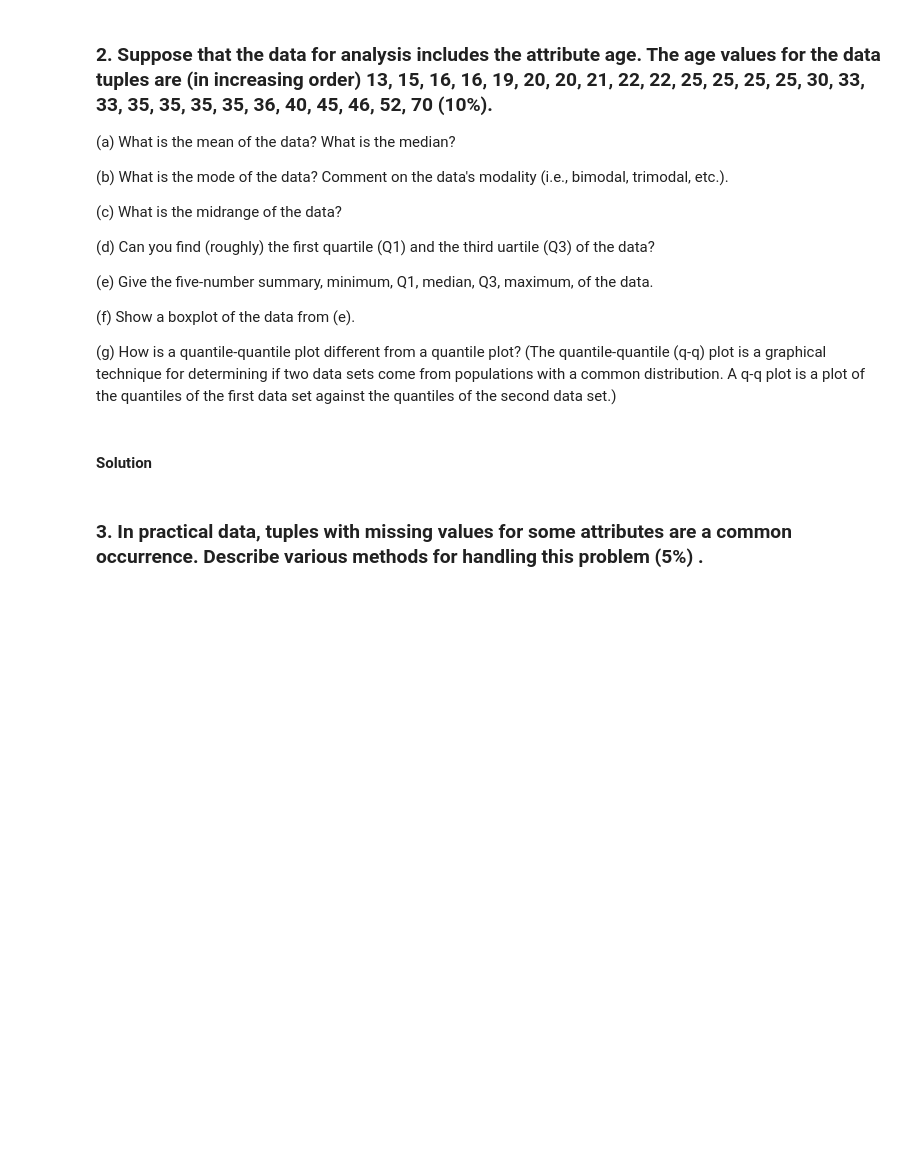
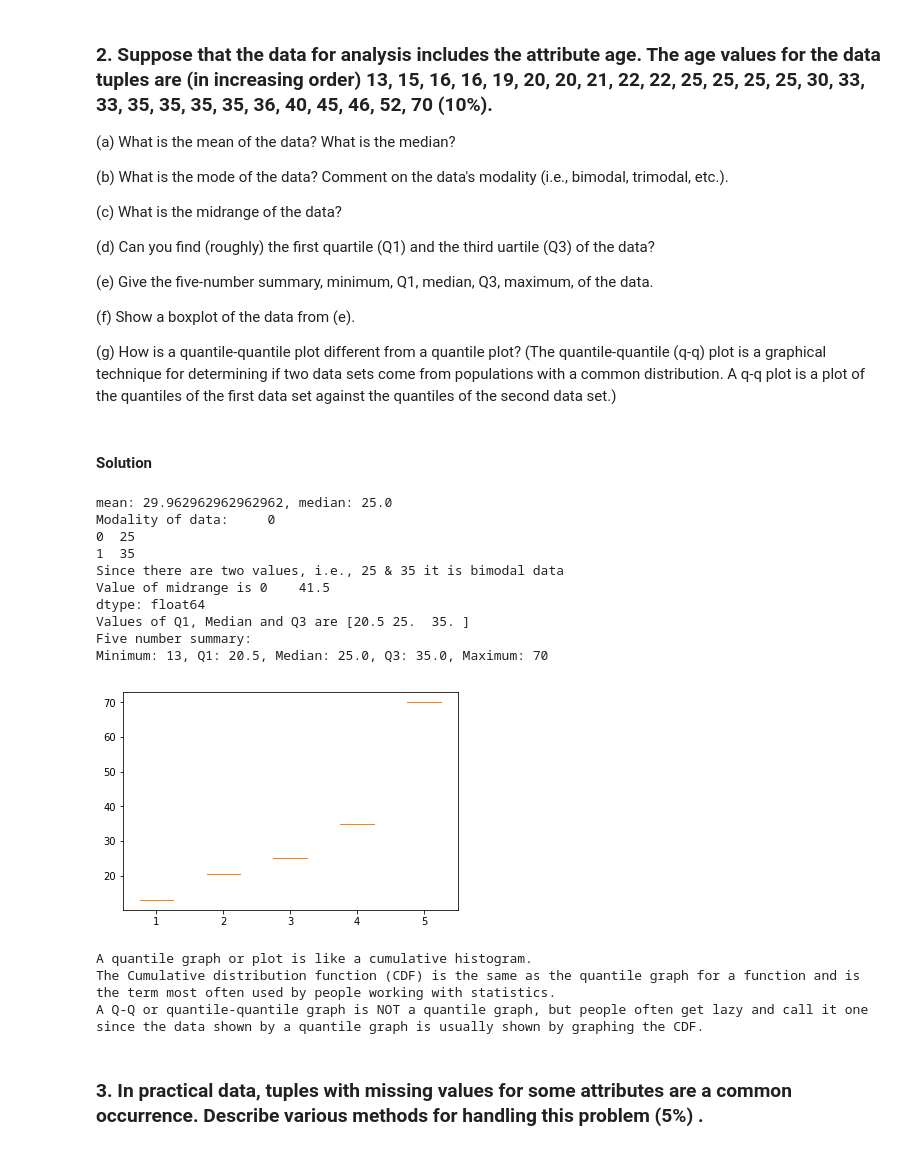
Before and after one commit to suryatejasonti/CMPE256-LSA, a Jupyter notebook: Assignments/Assignment3/CMPE256_RecSys_I_Problems.ipynb, the cells around one changed output. Drawn from its saved outputs; the diff is of its cells as text; code cells hidden in the pictures; blank space fills up the shorter version.

```diff
--- a/Assignments/Assignment3/CMPE256_RecSys_I_Problems.ipynb
+++ b/Assignments/Assignment3/CMPE256_RecSys_I_Problems.ipynb
@@ -64,6 +218,53 @@ critics={'Lisa Rose': {'Lady in the Water': 2.5, 'Snakes on a Plane': 3.5,
 (g) How is a quantile-quantile plot different from a quantile plot? (The quantile-quantile (q-q) plot is a graphical technique for determining if two data sets come from populations with a common distribution.  A q-q plot is a plot of the quantiles of the first data set against the quantiles of the second data set.)
 # %% [markdown]
 #### Solution
+# %%
+%matplotlib inline
+
+import numpy as np
+import pandas as pd
+from matplotlib import pyplot as plt
+a = [13,15,16,16,19,20,20,21,22,22,25,25,25,25,30,33,33,35,35,35,35,36,40,45,46,52,70]
+df = pd.DataFrame(a)
+
+print("mean: {}, median: {}".format(np.mean(a), np.median(a)))
+print("Modality of data: {}".format(df.mode()))
+print("Since there are two values, i.e., 25 & 35 it is bimodal data")
+
+def midrange(x):
+    return (np.max(x) + np.min(x))/2
+
+print("Value of midrange is {}".format(midrange(df)))
+print("Values of Q1, Median and Q3 are {}".format(np.percentile(df,[25, 50, 75])))
+print("Five number summary:")
+print("Minimum: {}, Q1: {}, Median: {}, Q3: {}, Maximum: {}".format(np.min(a), np.percentile(df,25), np.median(a), np.percentile(df,75), np.max(a)))
+data = pd.DataFrame([np.min(a), np.percentile(df,25), np.median(a), np.percentile(df,75), np.max(a)])
+plt.figure()
+_ = plt.boxplot(data)
+# %% [output]
+mean: 29.962962962962962, median: 25.0
+Modality of data:     0
+0  25
+1  35
+Since there are two values, i.e., 25 & 35 it is bimodal data
+Value of midrange is 0    41.5
+dtype: float64
+Values of Q1, Median and Q3 are [20.5 25.  35. ]
+Five number summary:
+Minimum: 13, Q1: 20.5, Median: 25.0, Q3: 35.0, Maximum: 70
+[figure, added]
+# %%
+plt_differences = """
+A quantile graph or plot is like a cumulative histogram.
+The Cumulative distribution function (CDF) is the same as the quantile graph for a function and is the term most often used by people working with statistics.
+A Q-Q or quantile-quantile graph is NOT a quantile graph, but people often get lazy and call it one since the data shown by a quantile graph is usually shown by graphing the CDF.
+"""
+
+print(plt_differences)
+# %% [output]
+A quantile graph or plot is like a cumulative histogram.
+The Cumulative distribution function (CDF) is the same as the quantile graph for a function and is the term most often used by people working with statistics.
+A Q-Q or quantile-quantile graph is NOT a quantile graph, but people often get lazy and call it one since the data shown by a quantile graph is usually shown by graphing the CDF.
 # %% [markdown]
 ### 3. In practical data, tuples with missing values for some attributes are a common occurrence. Describe various methods for handling this problem (5%) .
 # %% [markdown]
```
Also changed, not shown: parts of 16 cells of this notebook, 4 other files.
